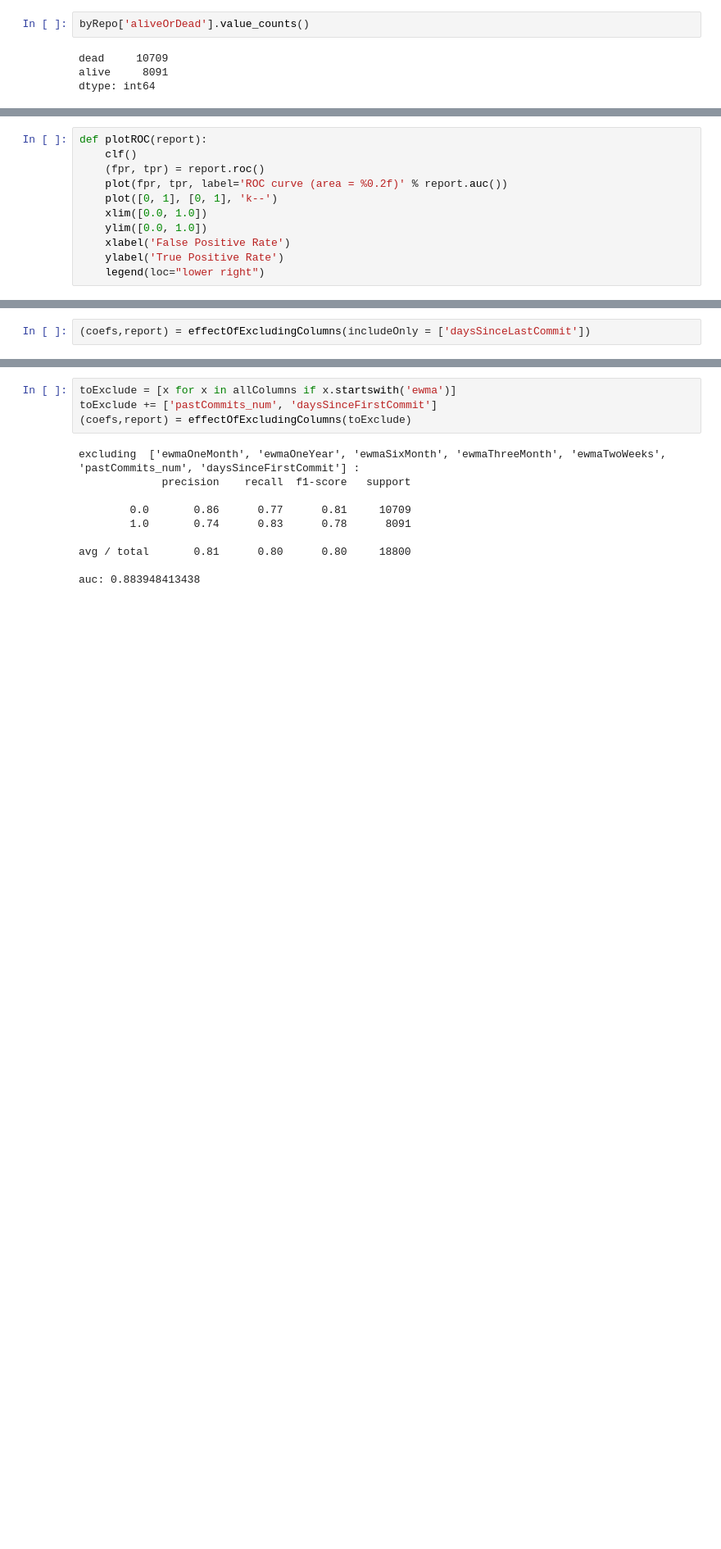
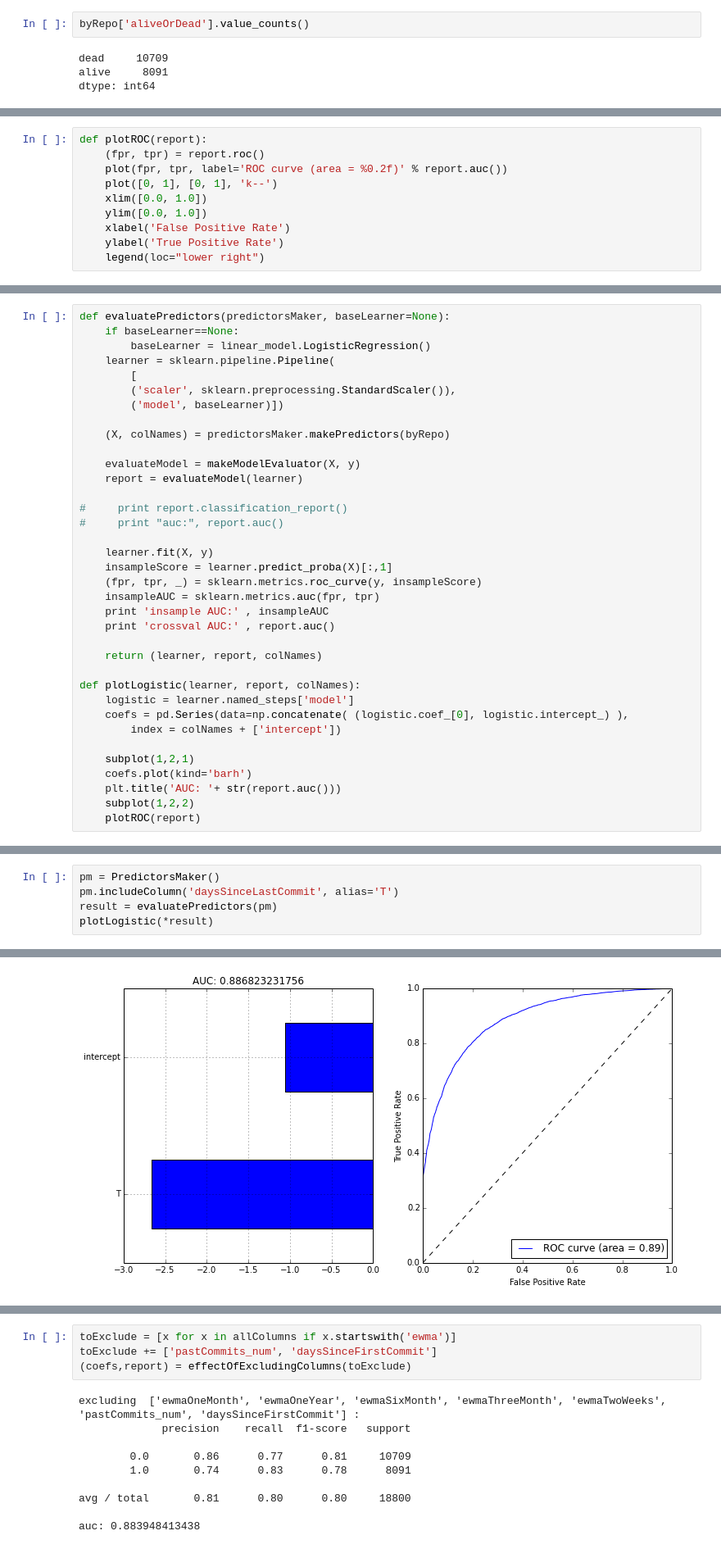
Before and after one commit to gauthamnair/repopulse, a Jupyter notebook: featureImportanceInLogisticRegression.ipynb, the cells around one changed output, grey strips where cells are left out. Shown at 82% size. Saved outputs shown, nothing was run; the diff lists cells and outputs as text; blank space fills up the shorter version.

Commit message:
changed how the predictors are made to allow for quicker experimentation

```diff
--- a/featureImportanceInLogisticRegression.ipynb
+++ b/featureImportanceInLogisticRegression.ipynb
@@ -39,6 +26,5 @@ def evaluatePredictors(predColumns = allColumns):
 # %%
 def plotROC(report):
-    clf()
     (fpr, tpr) = report.roc()
     plot(fpr, tpr, label='ROC curve (area = %0.2f)' % report.auc())
     plot([0, 1], [0, 1], 'k--')
@@ -98,2 +35,0 @@ auc: 0.867129670841
-# %%
-(coefs,report) = effectOfExcludingColumns(includeOnly = ['daysSinceLastCommit'])
@@ -111,0 +36,36 @@ auc: 0.886823231756
+# %%
+def evaluatePredictors(predictorsMaker, baseLearner=None):
+    if baseLearner==None:
+        baseLearner = linear_model.LogisticRegression()
+    learner = sklearn.pipeline.Pipeline(
+        [
+        ('scaler', sklearn.preprocessing.StandardScaler()),
+        ('model', baseLearner)])
+
+    (X, colNames) = predictorsMaker.makePredictors(byRepo)
+
+    evaluateModel = makeModelEvaluator(X, y)
+    report = evaluateModel(learner)
+
+#     print report.classification_report()
+#     print "auc:", report.auc()
+
+    learner.fit(X, y)
+    insampleScore = learner.predict_proba(X)[:,1]
+    (fpr, tpr, _) = sklearn.metrics.roc_curve(y, insampleScore)
+    insampleAUC = sklearn.metrics.auc(fpr, tpr)
+    print 'insample AUC:' , insampleAUC
+    print 'crossval AUC:' , report.auc()
+
+    return (learner, report, colNames)
+
+def plotLogistic(learner, report, colNames):
+    logistic = learner.named_steps['model']
+    coefs = pd.Series(data=np.concatenate( (logistic.coef_[0], logistic.intercept_) ),
+        index = colNames + ['intercept'])
+
+    subplot(1,2,1)
+    coefs.plot(kind='barh')
+    plt.title('AUC: '+ str(report.auc()))
+    subplot(1,2,2)
+    plotROC(report)
@@ -111,0 +92,6 @@ auc: 0.886823231756
+# %%
+pm = PredictorsMaker()
+pm.includeColumn('daysSinceLastCommit', alias='T')
+result = evaluatePredictors(pm)
+plotLogistic(*result)
+# %% [output]
@@ -111,0 +100 @@ auc: 0.886823231756
+[figure, added]
```
Also changed, not shown: parts of 21 cells of this notebook, 4 other files.
